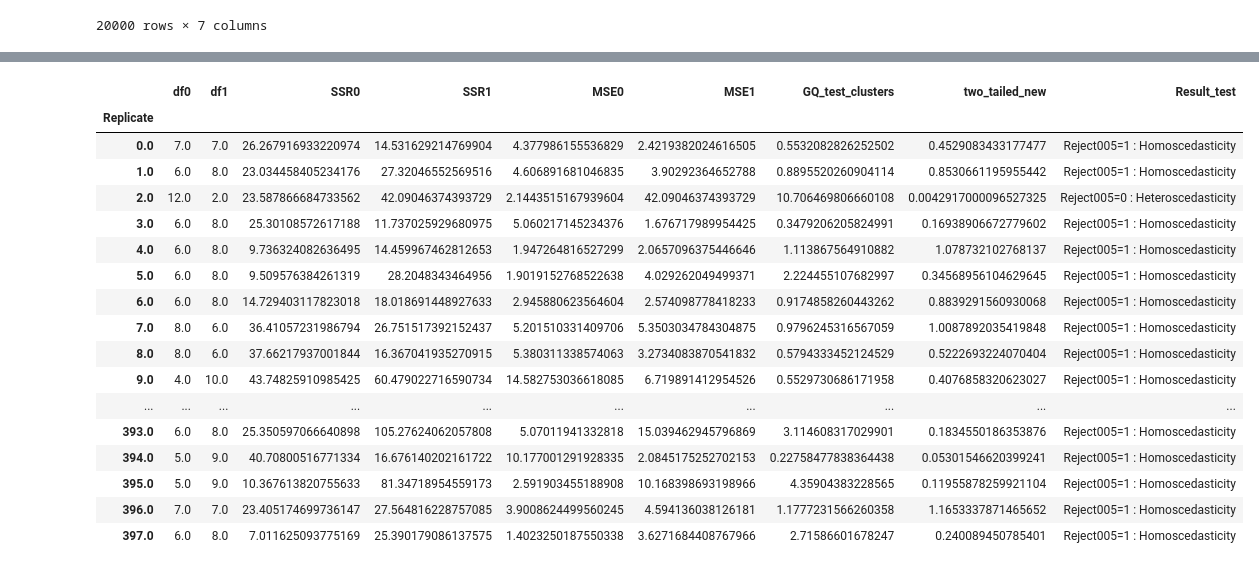
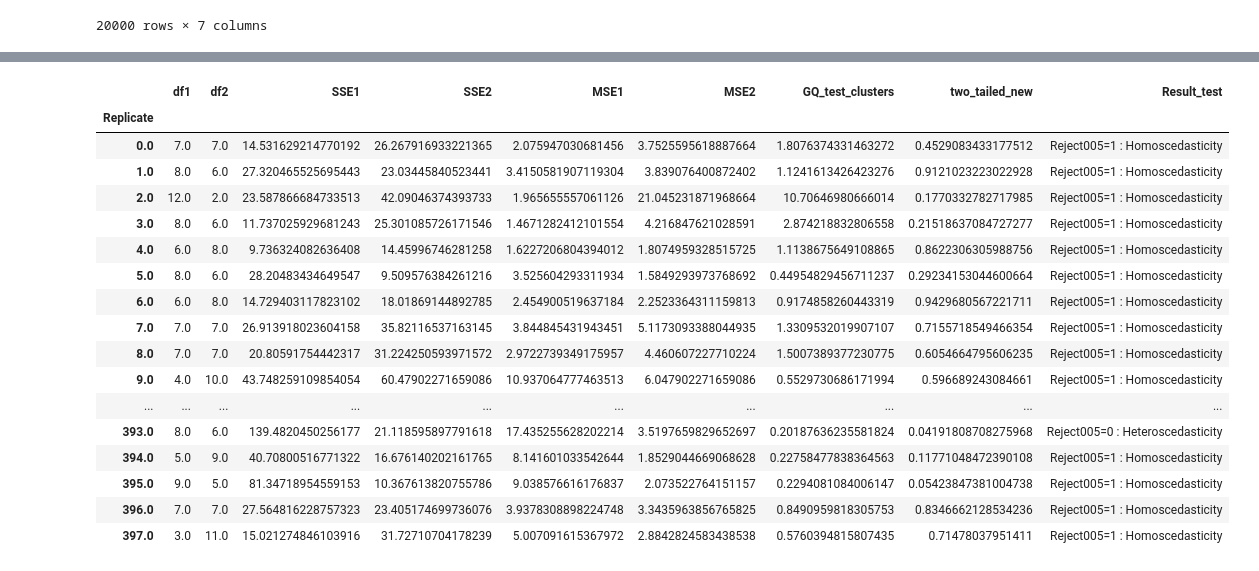
Before and after one commit to iam-fern/Generate_multiplication, a Jupyter notebook: GQtest_cluster_data_multi_delta_(0_4)_n20_05.ipynb, the cells around one changed output, grey strips where cells are left out. Cells and saved outputs as stored; diff of their text form; code cells hidden in the pictures.

```diff
--- a/GQtest_cluster_data_multi_delta_(0_4)_n20_05.ipynb
+++ b/GQtest_cluster_data_multi_delta_(0_4)_n20_05.ipynb
@@ -252,39 +284,39 @@ result.astype(str)
 # %%
 # สร้างตารางผลลัพธ์
 alpha = 0.05
 pd.set_option('display.max_rows', 1000)
 pd.set_option('display.max_columns', 1000)
 pd.set_option('display.width', 1000)
-result=pd.DataFrame({"Replicate":list_replicate, "df0":list_df0, "df1":list_df1, "SSR0":list_SSR0,
-                     "SSR1":list_SSR1, "MSE0":list_MSE0, "MSE1":list_MSE1,
-                     "GQ_test_clusters":list_GQ_test_clusters, "two_tailed":list_two_tailed, "greater":list_p_greater})
+result=pd.DataFrame({"Replicate":list_replicate, "df1":list_df1, "df2":list_df2, "SSE1":list_SSE1,
+                     "SSE2":list_SSE2, "MSE1":list_MSE1, "MSE2":list_MSE2,
+                     "GQ_test_clusters":list_GQ_test_clusters, "two_tailed":list_two_tailed, "greater":list_p_greater, "less":list_p_less})
 result.set_index(['Replicate'], inplace=True)
 
-result['two_tailed_new']=result[["two_tailed","greater"]].apply(lambda value: value[0] if value[0]<0.5 else 2*value[1], axis=1)
+result['two_tailed_new']=result[["two_tailed","greater","less"]].apply(lambda value: value[0] if value[0]<0.5 else (2*value[1] if value[1]<0.5 else 2*value[2]) , axis=1)
 result["Result_test"]=result["two_tailed_new"].apply(lambda p_value: 'Reject005=0 : Heteroscedasticity'
-                                                                  if p_value < alpha else 'Reject005=1 : Homoscedasticity')
+                                                     if p_value < alpha else 'Reject005=1 : Homoscedasticity')
 #two_tailed_new_show=two_tailed_new.drop(columns="greater")
-result_show=result.drop(columns=["two_tailed", "greater"])
+result_show=result.drop(columns=["two_tailed", "greater", "less"])
 result_show.astype(str)
 # %% [output]
-|  | df0 | df1 | SSR0 | SSR1 | MSE0 | MSE1 | GQ_test_clusters | two_tailed_new | Result_test |
+|  | df1 | df2 | SSE1 | SSE2 | MSE1 | MSE2 | GQ_test_clusters | two_tailed_new | Result_test |
 | Replicate |  |  |  |  |  |  |  |  |  |
-| 0.0 | 7.0 | 7.0 | 26.267916933220974 | 14.531629214769904 | 4.377986155536829 | 2.4219382024616505 | 0.5532082826252502 | 0.4529083433177477 | Reject005=1 : Homoscedasticity |
-| 1.0 | 6.0 | 8.0 | 23.034458405234176 | 27.32046552569516 | 4.606891681046835 | 3.90292364652788 | 0.8895520260904114 | 0.8530661195955442 | Reject005=1 : Homoscedasticity |
-| 2.0 | 12.0 | 2.0 | 23.587866684733562 | 42.09046374393729 | 2.1443515167939604 | 42.09046374393729 | 10.706469806660108 | 0.0042917000096527325 | Reject005=0 : Heteroscedasticity |
-| 3.0 | 6.0 | 8.0 | 25.30108572617188 | 11.737025929680975 | 5.060217145234376 | 1.676717989954425 | 0.3479206205824991 | 0.16938906672779602 | Reject005=1 : Homoscedasticity |
-| 4.0 | 6.0 | 8.0 | 9.736324082636495 | 14.459967462812653 | 1.947264816527299 | 2.0657096375446646 | 1.113867564910882 | 1.078732102768137 | Reject005=1 : Homoscedasticity |
-| 5.0 | 6.0 | 8.0 | 9.509576384261319 | 28.2048343464956 | 1.9019152768522638 | 4.029262049499371 | 2.224455107682997 | 0.34568956104629645 | Reject005=1 : Homoscedasticity |
-| 6.0 | 6.0 | 8.0 | 14.729403117823018 | 18.018691448927633 | 2.945880623564604 | 2.574098778418233 | 0.9174858260443262 | 0.8839291560930068 | Reject005=1 : Homoscedasticity |
-| 7.0 | 8.0 | 6.0 | 36.41057231986794 | 26.751517392152437 | 5.201510331409706 | 5.3503034784304875 | 0.9796245316567059 | 1.0087892035419848 | Reject005=1 : Homoscedasticity |
-| 8.0 | 8.0 | 6.0 | 37.66217937001844 | 16.367041935270915 | 5.380311338574063 | 3.2734083870541832 | 0.5794333452124529 | 0.5222693224070404 | Reject005=1 : Homoscedasticity |
-| 9.0 | 4.0 | 10.0 | 43.74825910985425 | 60.479022716590734 | 14.582753036618085 | 6.719891412954526 | 0.5529730686171958 | 0.4076858320623027 | Reject005=1 : Homoscedasticity |
+| 0.0 | 7.0 | 7.0 | 14.531629214770192 | 26.267916933221365 | 2.075947030681456 | 3.7525595618887664 | 1.8076374331463272 | 0.4529083433177512 | Reject005=1 : Homoscedasticity |
+| 1.0 | 8.0 | 6.0 | 27.320465525695443 | 23.03445840523441 | 3.4150581907119304 | 3.839076400872402 | 1.1241613426423276 | 0.9121023223022928 | Reject005=1 : Homoscedasticity |
+| 2.0 | 12.0 | 2.0 | 23.587866684733513 | 42.09046374393733 | 1.965655557061126 | 21.045231871968664 | 10.70646980666014 | 0.1770332782717985 | Reject005=1 : Homoscedasticity |
+| 3.0 | 8.0 | 6.0 | 11.737025929681243 | 25.301085726171546 | 1.4671282412101554 | 4.216847621028591 | 2.874218832806558 | 0.21518637084727277 | Reject005=1 : Homoscedasticity |
+| 4.0 | 6.0 | 8.0 | 9.736324082636408 | 14.45996746281258 | 1.6227206804394012 | 1.8074959328515725 | 1.1138675649108865 | 0.8622306305988756 | Reject005=1 : Homoscedasticity |
+| 5.0 | 8.0 | 6.0 | 28.20483434649547 | 9.509576384261216 | 3.525604293311934 | 1.5849293973768692 | 0.44954829456711237 | 0.29234153044600664 | Reject005=1 : Homoscedasticity |
+| 6.0 | 6.0 | 8.0 | 14.729403117823102 | 18.01869144892785 | 2.454900519637184 | 2.2523364311159813 | 0.9174858260443319 | 0.9429680567221711 | Reject005=1 : Homoscedasticity |
+| 7.0 | 7.0 | 7.0 | 26.913918023604158 | 35.82116537163145 | 3.844845431943451 | 5.1173093388044935 | 1.3309532019907107 | 0.7155718549466354 | Reject005=1 : Homoscedasticity |
+| 8.0 | 7.0 | 7.0 | 20.80591754442317 | 31.224250593971572 | 2.9722739349175957 | 4.460607227710224 | 1.5007389377230775 | 0.6054664795606235 | Reject005=1 : Homoscedasticity |
+| 9.0 | 4.0 | 10.0 | 43.748259109854054 | 60.47902271659086 | 10.937064777463513 | 6.047902271659086 | 0.5529730686171994 | 0.596689243084661 | Reject005=1 : Homoscedasticity |
 | ... | ... | ... | ... | ... | ... | ... | ... | ... | ... |
-| 393.0 | 6.0 | 8.0 | 25.350597066640898 | 105.27624062057808 | 5.07011941332818 | 15.039462945796869 | 3.114608317029901 | 0.1834550186353876 | Reject005=1 : Homoscedasticity |
-| 394.0 | 5.0 | 9.0 | 40.70800516771334 | 16.676140202161722 | 10.177001291928335 | 2.0845175252702153 | 0.22758477838364438 | 0.05301546620399241 | Reject005=1 : Homoscedasticity |
-| 395.0 | 5.0 | 9.0 | 10.367613820755633 | 81.34718954559173 | 2.591903455188908 | 10.168398693198966 | 4.35904383228565 | 0.11955878259921104 | Reject005=1 : Homoscedasticity |
-| 396.0 | 7.0 | 7.0 | 23.405174699736147 | 27.564816228757085 | 3.9008624499560245 | 4.594136038126181 | 1.1777231566260358 | 1.1653337871465652 | Reject005=1 : Homoscedasticity |
-| 397.0 | 6.0 | 8.0 | 7.011625093775169 | 25.390179086137575 | 1.4023250187550338 | 3.6271684408767966 | 2.71586601678247 | 0.240089450785401 | Reject005=1 : Homoscedasticity |
+| 393.0 | 8.0 | 6.0 | 139.4820450256177 | 21.118595897791618 | 17.435255628202214 | 3.5197659829652697 | 0.20187636235581824 | 0.04191808708275968 | Reject005=0 : Heteroscedasticity |
+| 394.0 | 5.0 | 9.0 | 40.70800516771322 | 16.676140202161765 | 8.141601033542644 | 1.8529044669068628 | 0.22758477838364563 | 0.11771048472390108 | Reject005=1 : Homoscedasticity |
+| 395.0 | 9.0 | 5.0 | 81.34718954559153 | 10.367613820755786 | 9.038576616176837 | 2.073522764151157 | 0.2294081084006147 | 0.05423847381004738 | Reject005=1 : Homoscedasticity |
+| 396.0 | 7.0 | 7.0 | 27.564816228757323 | 23.405174699736076 | 3.9378308898224748 | 3.3435963856765825 | 0.8490959818305753 | 0.8346662128534236 | Reject005=1 : Homoscedasticity |
+| 397.0 | 3.0 | 11.0 | 15.021274846103916 | 31.72710704178239 | 5.007091615367972 | 2.8842824583438538 | 0.5760394815807435 | 0.71478037951411 | Reject005=1 : Homoscedasticity |
 # %%
 result_show['Result_test'].value_counts()
 # %% [output]
```
Also changed, not shown: parts of 5 cells of this notebook.
